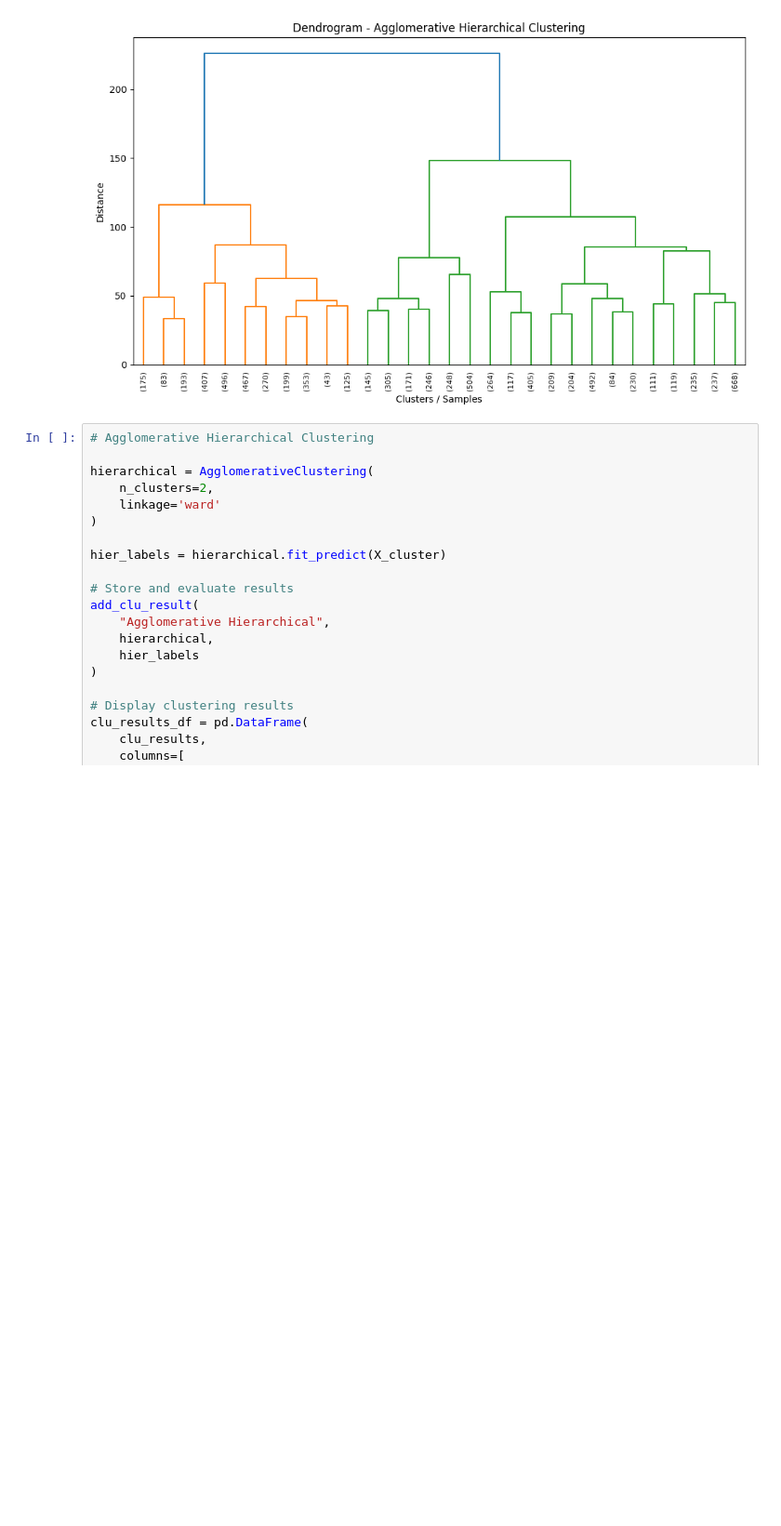
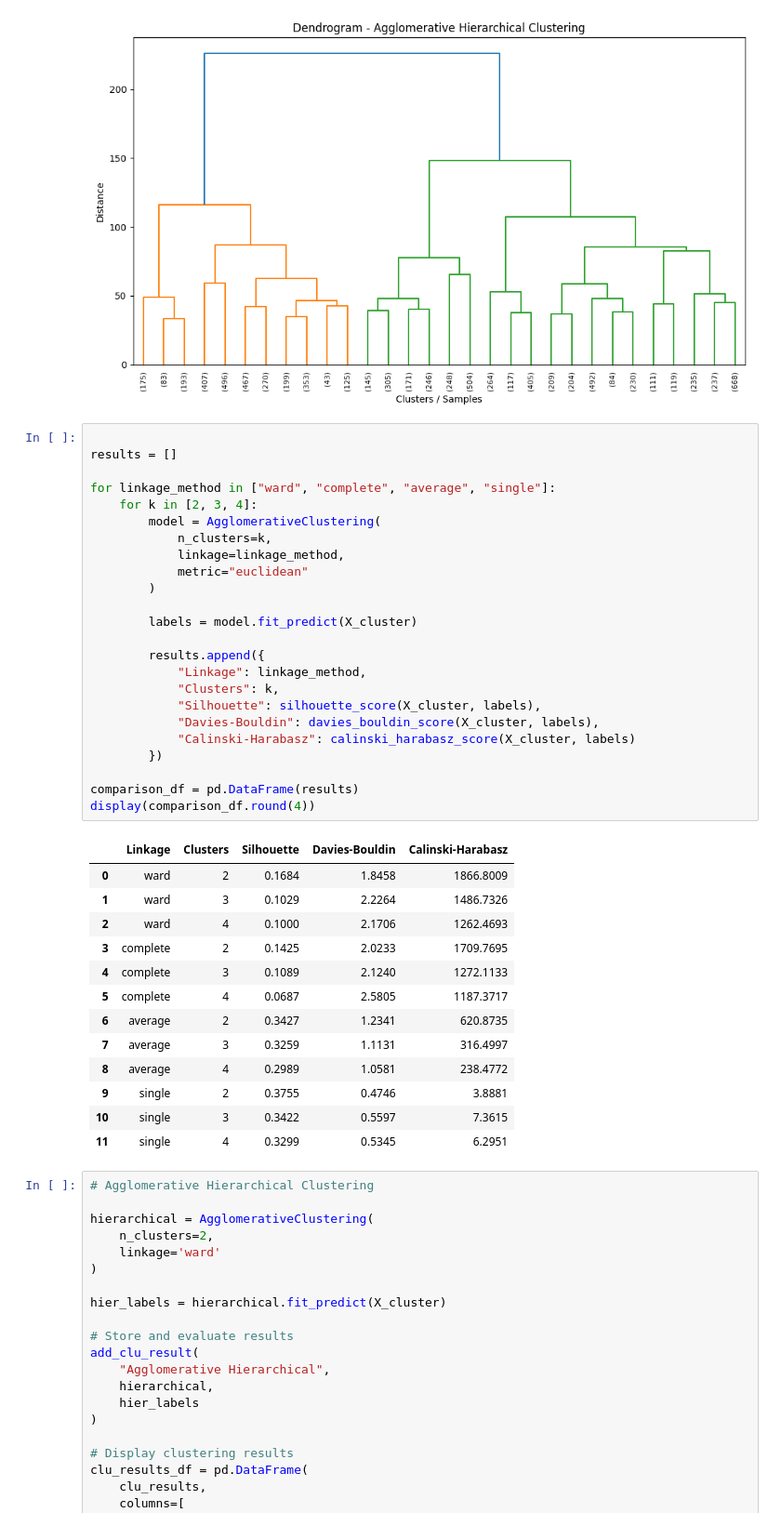
Before and after one commit to rishitkumar8/Business-Financial-Health-Credit-Risk-Intelligence-Platform, a Jupyter notebook: notebooks/clustering.ipynb, the cells around one changed output. Shown at 93% size. Saved outputs shown, nothing was run; the diff lists cells and outputs as text; blank space fills up the shorter version.

Commit message:
silhouette comparirion

```diff
--- a/notebooks/clustering.ipynb
+++ b/notebooks/clustering.ipynb
@@ -329,6 +321,44 @@ plt.tight_layout()
 plt.show()
 # %% [output]
 [figure]
+# %%
+
+results = []
+
+for linkage_method in ["ward", "complete", "average", "single"]:
+    for k in [2, 3, 4]:
+        model = AgglomerativeClustering(
+            n_clusters=k,
+            linkage=linkage_method,
+            metric="euclidean"
+        )
+
+        labels = model.fit_predict(X_cluster)
+
+        results.append({
+            "Linkage": linkage_method,
+            "Clusters": k,
+            "Silhouette": silhouette_score(X_cluster, labels),
+            "Davies-Bouldin": davies_bouldin_score(X_cluster, labels),
+            "Calinski-Harabasz": calinski_harabasz_score(X_cluster, labels)
+        })
+
+comparison_df = pd.DataFrame(results)
+display(comparison_df.round(4))
+# %% [output]
+|  | Linkage | Clusters | Silhouette | Davies-Bouldin | Calinski-Harabasz |
+| 0 | ward | 2 | 0.1684 | 1.8458 | 1866.8009 |
+| 1 | ward | 3 | 0.1029 | 2.2264 | 1486.7326 |
+| 2 | ward | 4 | 0.1000 | 2.1706 | 1262.4693 |
+| 3 | complete | 2 | 0.1425 | 2.0233 | 1709.7695 |
+| 4 | complete | 3 | 0.1089 | 2.1240 | 1272.1133 |
+| 5 | complete | 4 | 0.0687 | 2.5805 | 1187.3717 |
+| 6 | average | 2 | 0.3427 | 1.2341 | 620.8735 |
+| 7 | average | 3 | 0.3259 | 1.1131 | 316.4997 |
+| 8 | average | 4 | 0.2989 | 1.0581 | 238.4772 |
+| 9 | single | 2 | 0.3755 | 0.4746 | 3.8881 |
+| 10 | single | 3 | 0.3422 | 0.5597 | 7.3615 |
+| 11 | single | 4 | 0.3299 | 0.5345 | 6.2951 |
 # %%
 # Agglomerative Hierarchical Clustering
 
```
Also changed, not shown: parts of 1 cell of this notebook, 1 other file.
